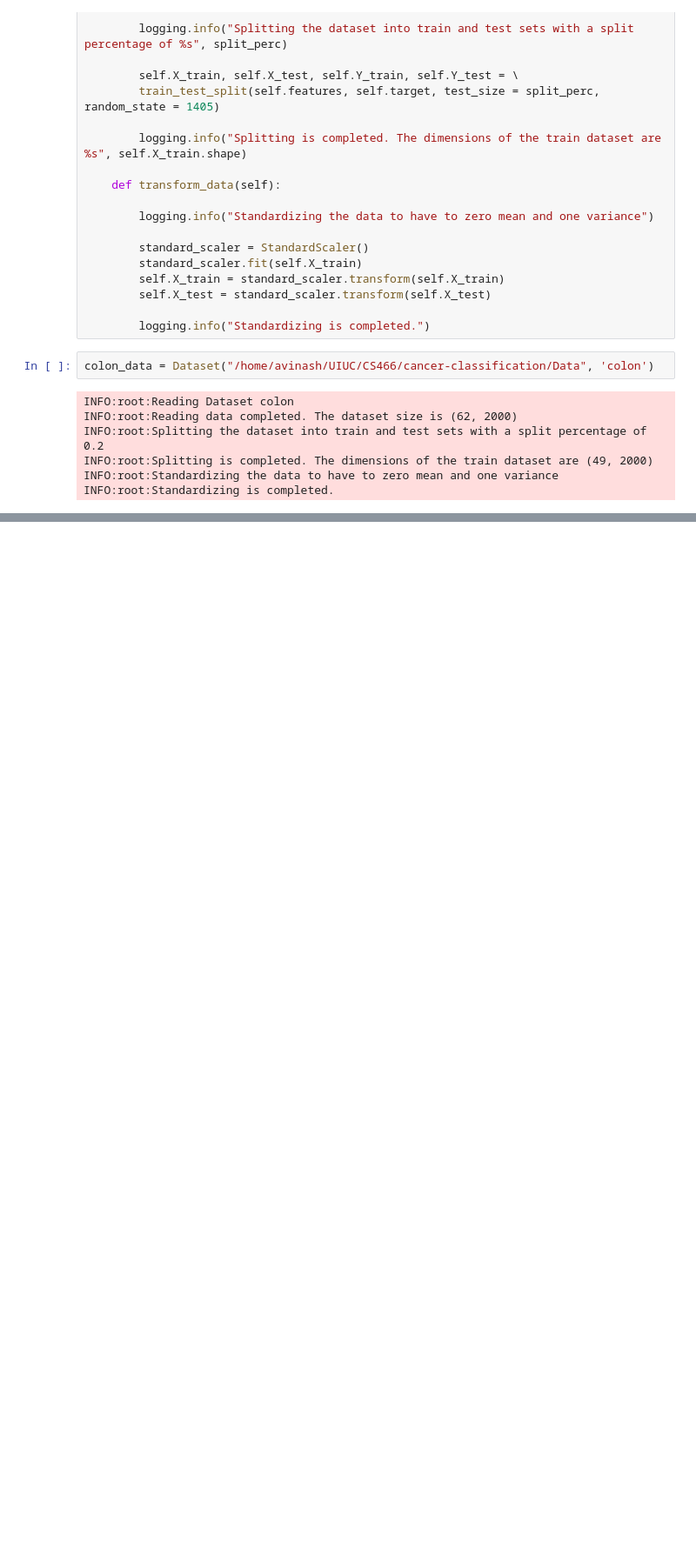
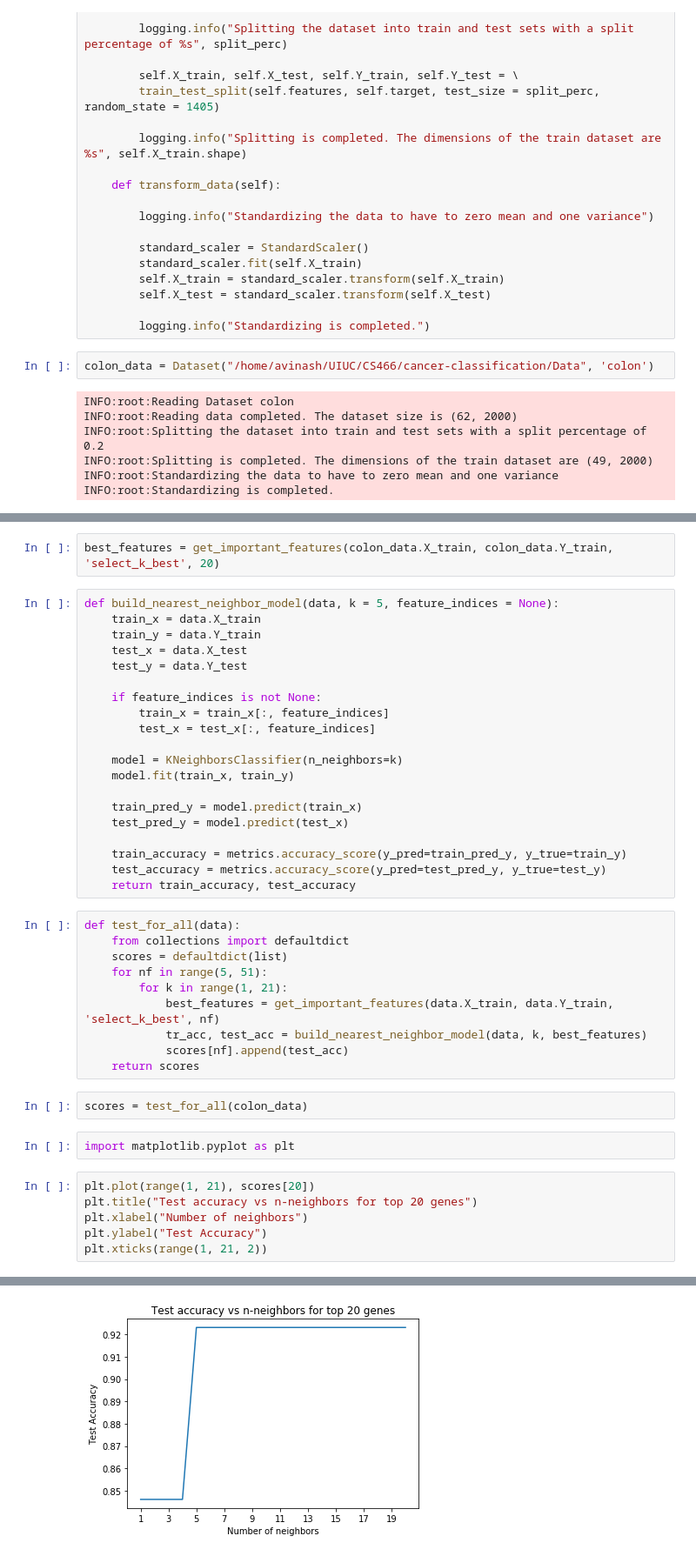
Before and after one commit to avinashingit/cancer-classification, a Jupyter notebook: Code/cancer_classification.ipynb, the cells around one changed output, grey strips where cells are left out. Shown at 87% size. Cells and saved outputs as stored; diff of their text form; blank space fills up the shorter version.

Commit message:
Added feature selection and knn code

```diff
--- a/Code/cancer_classification.ipynb
+++ b/Code/cancer_classification.ipynb
@@ -79,0 +93,43 @@ INFO:root:Standardizing is completed.
+# %%
+best_features = get_important_features(colon_data.X_train, colon_data.Y_train, 'select_k_best', 20)
+# %%
+def build_nearest_neighbor_model(data, k = 5, feature_indices = None):
+    train_x = data.X_train
+    train_y = data.Y_train
+    test_x = data.X_test
+    test_y = data.Y_test
+
+    if feature_indices is not None:
+        train_x = train_x[:, feature_indices]
+        test_x = test_x[:, feature_indices]
+
+    model = KNeighborsClassifier(n_neighbors=k)
+    model.fit(train_x, train_y)
+
+    train_pred_y = model.predict(train_x)
+    test_pred_y = model.predict(test_x)
+
+    train_accuracy = metrics.accuracy_score(y_pred=train_pred_y, y_true=train_y)
+    test_accuracy = metrics.accuracy_score(y_pred=test_pred_y, y_true=test_y)
+    return train_accuracy, test_accuracy
+# %%
+def test_for_all(data):
+    from collections import defaultdict
+    scores = defaultdict(list)
+    for nf in range(5, 51):
+        for k in range(1, 21):
+            best_features = get_important_features(data.X_train, data.Y_train, 'select_k_best', nf)
+            tr_acc, test_acc = build_nearest_neighbor_model(data, k, best_features)
+            scores[nf].append(test_acc)
+    return scores
+# %%
+scores = test_for_all(colon_data)
+# %%
+import matplotlib.pyplot as plt
+# %%
+plt.plot(range(1, 21), scores[20])
+plt.title("Test accuracy vs n-neighbors for top 20 genes")
+plt.xlabel("Number of neighbors")
+plt.ylabel("Test Accuracy")
+plt.xticks(range(1, 21, 2))
+# %% [output]
@@ -79,0 +147 @@ INFO:root:Standardizing is completed.
+[figure, added]
```
Also changed, not shown: parts of 5 cells of this notebook.
